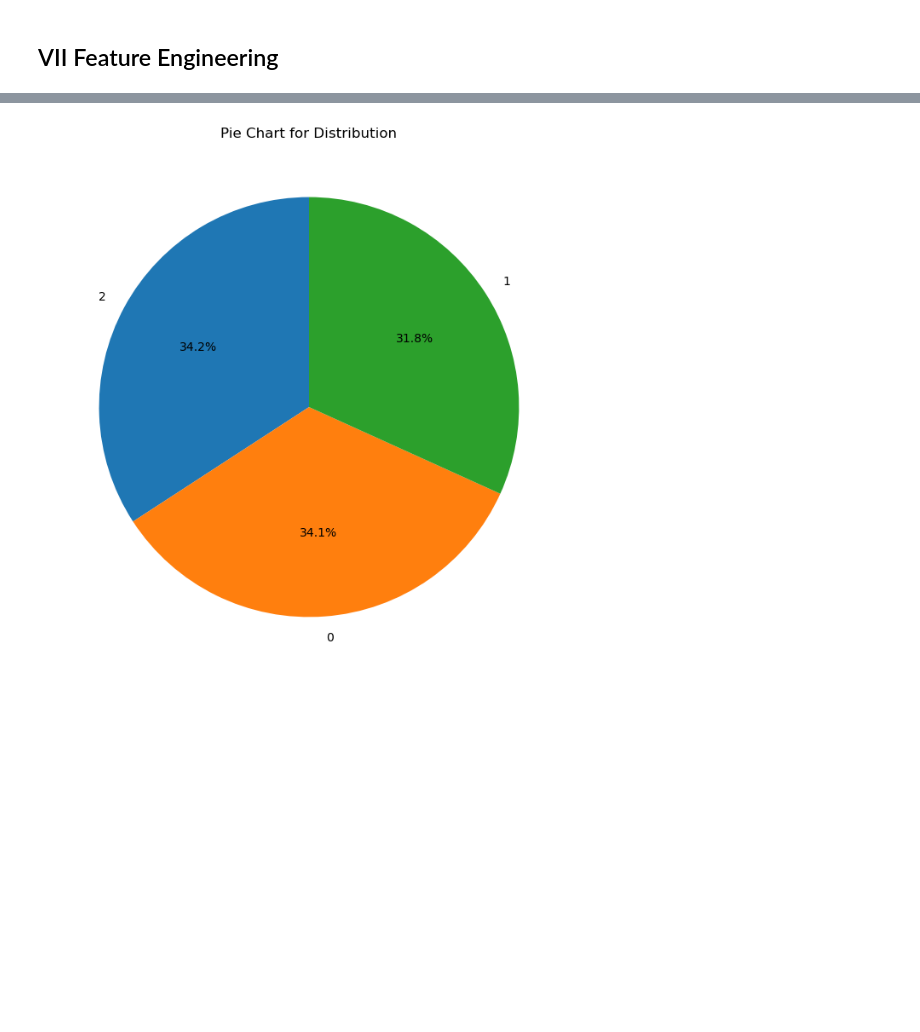
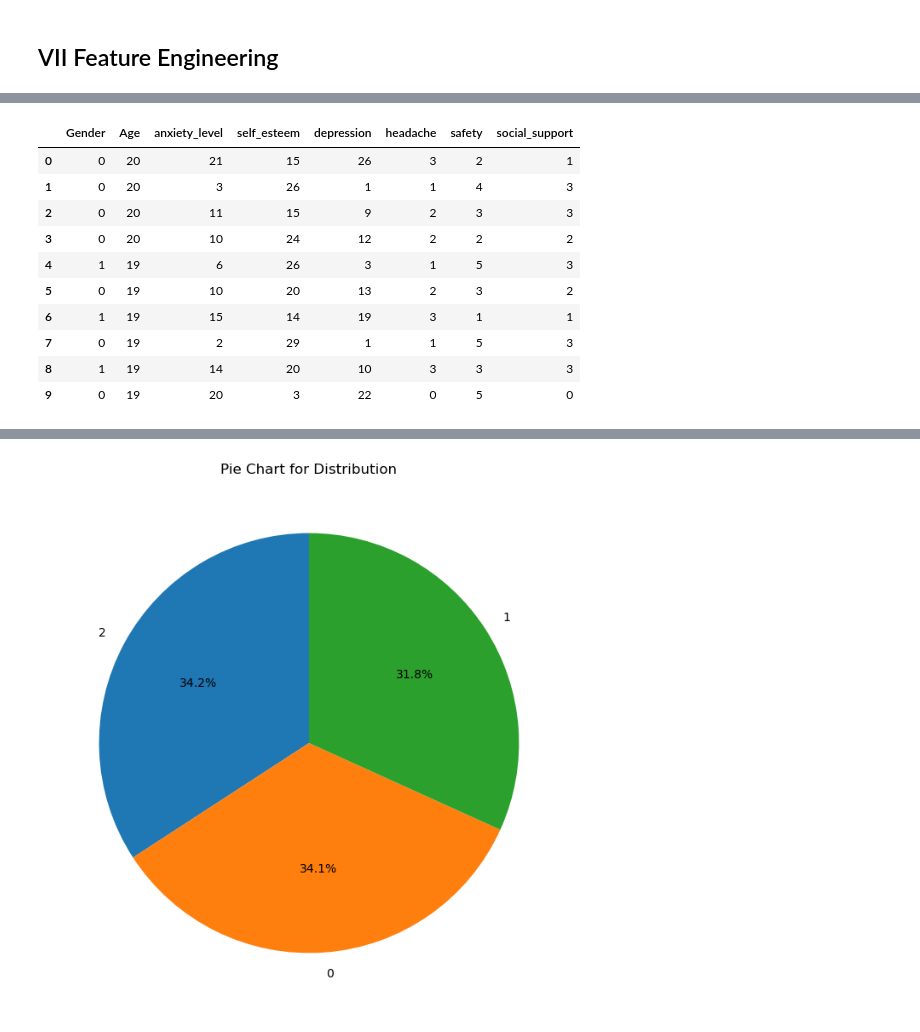
Before and after one commit to SyahrulRahmadan/Tugas_Matrikulasi_Alpro_S2, a Jupyter notebook: EDA.ipynb, the cells around one changed output, grey strips where cells are left out. Saved outputs shown, nothing was run; the diff lists cells and outputs as text; code cells hidden in the pictures; blank space fills up the shorter version.

```diff
--- a/EDA.ipynb
+++ b/EDA.ipynb
@@ -456,0 +475,2 @@ y = concatenated_df['stress_level']
+# %%
+X = concatenated_df.iloc[:, [0, 1, 26, 27, 29, 30, 36, 42]]
@@ -456,0 +495,14 @@ y = concatenated_df['stress_level']
+# %%
+X.head(10)
+# %% [output]
+|  | Gender | Age | anxiety_level | self_esteem | depression | headache | safety | social_support |
+| 0 | 0 | 20 | 21 | 15 | 26 | 3 | 2 | 1 |
+| 1 | 0 | 20 | 3 | 26 | 1 | 1 | 4 | 3 |
+| 2 | 0 | 20 | 11 | 15 | 9 | 2 | 3 | 3 |
+| 3 | 0 | 20 | 10 | 24 | 12 | 2 | 2 | 2 |
+| 4 | 1 | 19 | 6 | 26 | 3 | 1 | 5 | 3 |
+| 5 | 0 | 19 | 10 | 20 | 13 | 2 | 3 | 2 |
+| 6 | 1 | 19 | 15 | 14 | 19 | 3 | 1 | 1 |
+| 7 | 0 | 19 | 2 | 29 | 1 | 1 | 5 | 3 |
+| 8 | 1 | 19 | 14 | 20 | 10 | 3 | 3 | 3 |
+| 9 | 0 | 19 | 20 | 3 | 22 | 0 | 5 | 0 |
```
Also changed, not shown: parts of 17 cells of this notebook, 1 other file.
